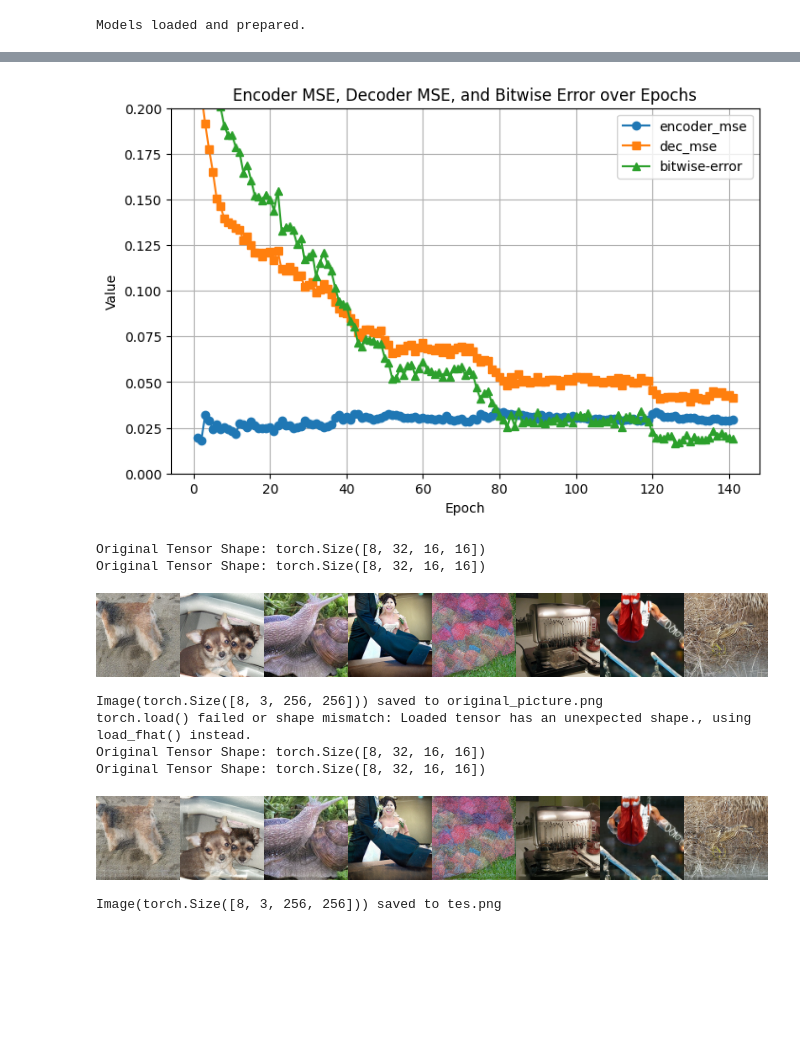
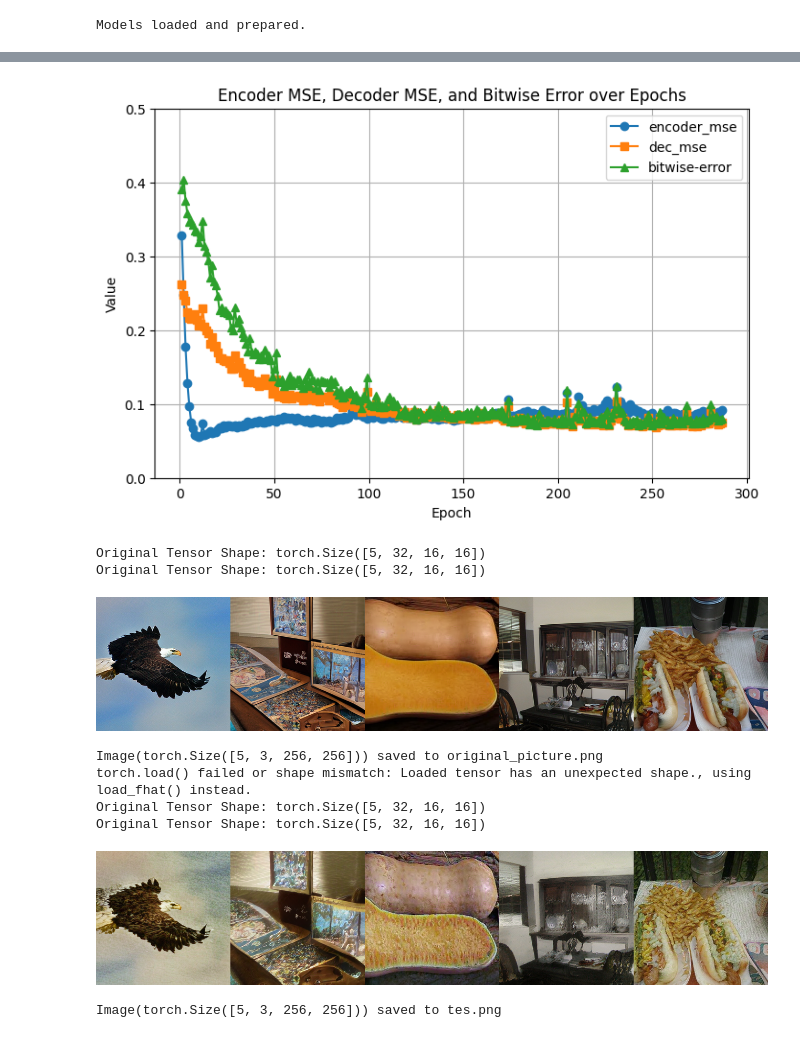
Before and after one commit to Cookieser/VAR-Watermark, a Jupyter notebook: test_tool/sample_test.ipynb, the cells around one changed output, grey strips where cells are left out. Cells and saved outputs as stored; diff of their text form; code cells hidden in the pictures; blank space fills up the shorter version.

```diff
--- a/test_tool/sample_test.ipynb
+++ b/test_tool/sample_test.ipynb
@@ -26,7 +26,7 @@ import torchvision.transforms as transforms
 
 from test_tool.utils import *
 
-device = "cuda:0"
+device = "cuda:8"
 # %%
 from VAR_model.var_use import VarTool
 var = VarTool(device = device)
@@ -40,7 +40,7 @@ var = VarTool(device = device)
 [init_weights] VAR with init_std=0.0147314
 Models loaded and prepared.
 # %%
-base_path = "/home/yw699/codes/VAR-Watermark/runs/var_ed_v3.1 2025.02.16--09-37-25"
+base_path = "/home/yw699/codes/VAR-Watermark/runs/all_vit 2025.02.16--13-16-55"
 # %%
 
 # fhat = load_fhat("/home/yw699/codes/VAR-Watermark/runs/d 2025.02.14--15-09-55/images/epoch-watermark-300.pt",8,device)
@@ -51,5 +51,5 @@ base_path = "/home/yw699/codes/VAR-Watermark/runs/var_ed_v3.1 2025.02.16--09-37-
 # image = var.var_decoder(fhat)
 # save(image,"1.png")
 # %%
-test_one_method(var,base_path,device,80,y1=0,y2=0.2)
+test_one_method(var,base_path,device,270,y1=0,y2=0.5)
 # %% [output]
@@ -57,10 +57,10 @@ test_one_method(var,base_path,device,80,y1=0,y2=0.2)
-[figure, old version]
+[figure, new version]
-Original Tensor Shape: torch.Size([8, 32, 16, 16])
-Original Tensor Shape: torch.Size([8, 32, 16, 16])
+Original Tensor Shape: torch.Size([5, 32, 16, 16])
+Original Tensor Shape: torch.Size([5, 32, 16, 16])
-[figure, old version]
+[figure, new version]
-Image(torch.Size([8, 3, 256, 256])) saved to original_picture.png
+Image(torch.Size([5, 3, 256, 256])) saved to original_picture.png
 torch.load() failed or shape mismatch: Loaded tensor has an unexpected shape., using load_fhat() instead.
-Original Tensor Shape: torch.Size([8, 32, 16, 16])
-Original Tensor Shape: torch.Size([8, 32, 16, 16])
+Original Tensor Shape: torch.Size([5, 32, 16, 16])
+Original Tensor Shape: torch.Size([5, 32, 16, 16])
-[figure, old version]
+[figure, new version]
-Image(torch.Size([8, 3, 256, 256])) saved to tes.png
+Image(torch.Size([5, 3, 256, 256])) saved to tes.png
```
Also changed, not shown: parts of 3 cells of this notebook, 22 other files.
